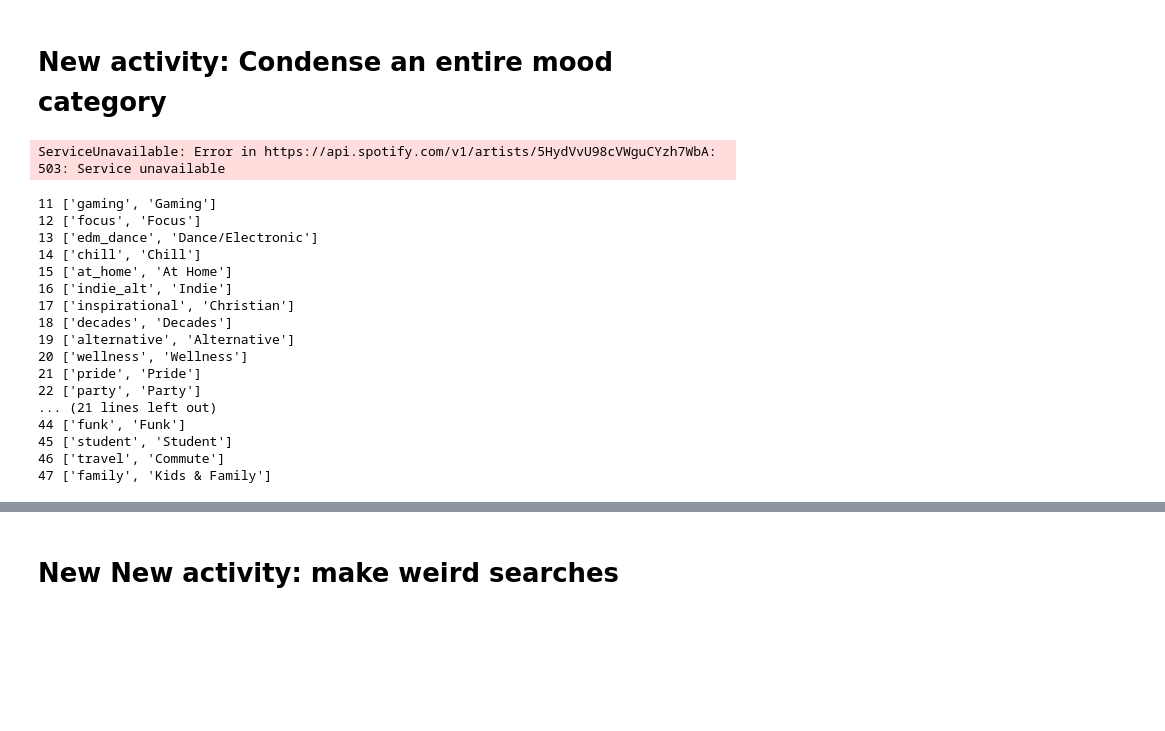
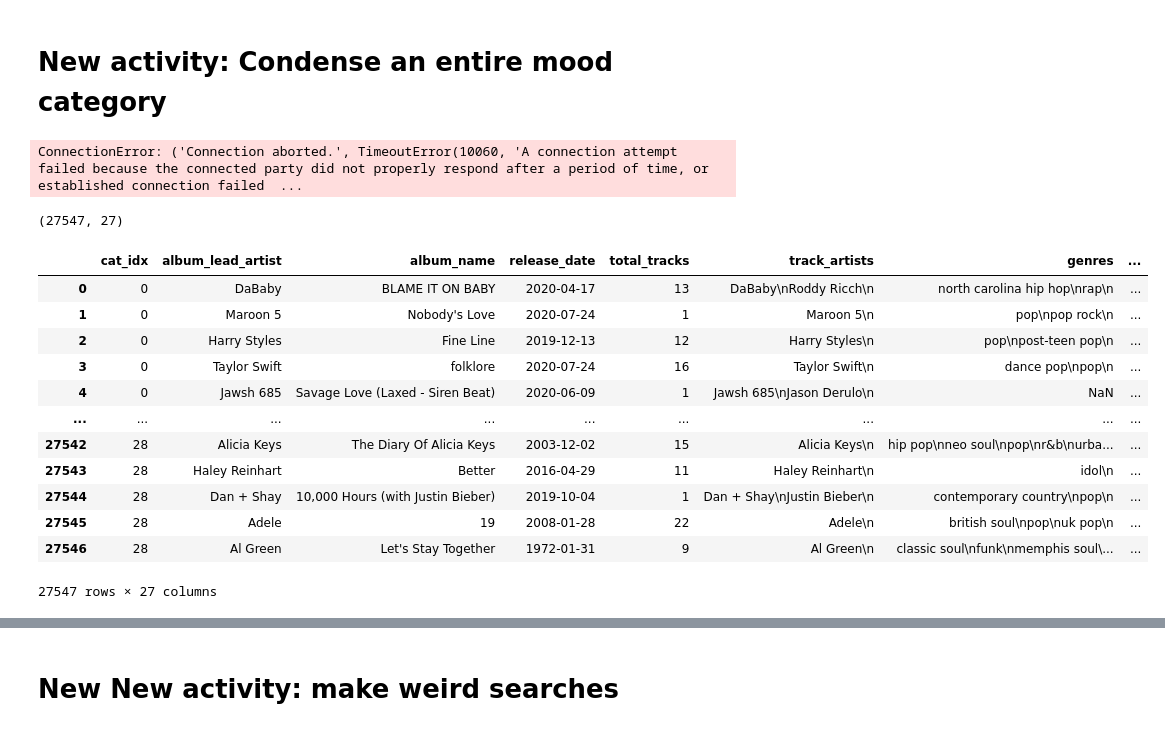
Before and after one commit to bw-project-name/data-science, a Jupyter notebook: ExploringTekore.ipynb, the cells around one changed output, grey strips where cells are left out. Cells and saved outputs as stored; diff of their text form; code cells hidden in the pictures; blank space fills up the shorter version.

Commit message:
27000 songs, 29 categories

```diff
--- a/ExploringTekore.ipynb
+++ b/ExploringTekore.ipynb
@@ -53,7 +53,7 @@ spotify_ch = tk.Spotify(app_token,chunked_on=True)
 # %%
 all_cats_current = spotify.categories(limit=50)
 for cat in all_cats_current.items:
-    print(cat.name)
+    print(cat.name, cat.id)
 # These are all 48 categories
 # Thing I just realized: the order of these shifts depending on the time you retrieve them
 # we're fixing this by hard-coding a master list of name, cat_id pairings so that the labels don't change during training
@@ -76,7 +76,6 @@ all_cats_master =  [['toplists', 'Top Lists'],
                     ['indie_alt', 'Indie'],
                     ['inspirational', 'Christian'],
                     ['decades', 'Decades'],
-                    ['alternative', 'Alternative'],
                     ['wellness', 'Wellness'],
                     ['pride', 'Pride'],
                     ['party', 'Party'],
@@ -90,19 +89,21 @@ all_cats_master =  [['toplists', 'Top Lists'],
                     ['kpop', 'K-Pop'],
                     ['punk', 'Punk'],
                     ['regionalmexican', 'Regional Mexican'],
-                    ['sessions', 'Spotify Singles'],
-                    ['popculture', 'Pop culture'],
                     ['arab', 'Arab'],
                     ['desi', 'Desi'],
-                    ['anime', 'Anime'],
-                    ['thirdparty', 'Tastemakers'],
                     ['afro', 'Afro'],
-                    ['comedy_v2_podcast', 'Comedy'],
                     ['metal', 'Metal'],
                     ['reggae', 'Reggae'],
                     ['blues', 'Blues'],
                     ['funk', 'Funk'],
-                    ['student', 'Student'],
                     ['travel', 'Commute'],
                     ['family', 'Kids & Family']]
+# Black History Is Now doesn't exist
+# Alternative doesn't exist
+# Spotify Singles doesn't exist
+# Pop culture doesn't exist
+# Anime doesn't exist
+# Tastemakers doesn't exist
+# Comedy doesn't exist
+# Student doesn't exist
 # %% [output]
@@ -239,16 +245,16 @@ def audio_data(full_playlist_track): # don't use this
 #[df_colnames, *[basic_track_data(track)+ audio_data(track)]]
 # %%
 #training_songs = pd.DataFrame([], columns=df_colnames)
-training_songs = pd.read_csv('training_data.csv') #Use this loading if adding to existing version of training_songs
+#training_songs = pd.read_csv('training_data.csv') #Use this loading if adding to existing version of training_songs
 sleep_min = 2
 sleep_max = 5
 start_time = time.time()
 request_count = 0
-#spotify = tk.Spotify(chunked_on=True)
+starting_idx = 21
 with spotify_ch.chunked():
     # Loop thru categories here
-    for i,cat in tqdm(enumerate(all_cats_master[11:]), desc='categories', leave=False):#currently picking up from index 11
-        i=i+11
+    for i,cat in tqdm(enumerate(all_cats_master[starting_idx:]), desc='categories', leave=False):#currently picking up from index 14
+        i=i+starting_idx
         # Loop thru playlists/subcategories here
         cat_playlists = spotify.category_playlists(cat[0],limit=10)
         cat_playlist_total = min(10, cat_playlists.total)
@@ -280,28 +286,22 @@ with spotify_ch.chunked():
                 features_data = [cat_playlist_tracks_feat[j].__dict__[fcol] for fcol in feature_cols]
                 training_songs = training_songs.append(dict(zip(df_colnames,[i]+basic_track_data(track)+features_data)), ignore_index=True)
 # %% [output]
-ServiceUnavailable: Error in https://api.spotify.com/v1/artists/5HydVvU98cVWguCYzh7WbA:
-503: Service unavailable
+ConnectionError: ('Connection aborted.', TimeoutError(10060, 'A connection attempt failed because the connected party did not properly respond after a period of time, or established connection failed  ...
-# %%
-training_songs.shape
-training_songs['cat_idx'].max()
-# for i,cat in enumerate(all_cats_master[11:]):
-#     print(i+11,cat)
-# %% [output]
-11 ['gaming', 'Gaming']
-12 ['focus', 'Focus']
-13 ['edm_dance', 'Dance/Electronic']
-14 ['chill', 'Chill']
-15 ['at_home', 'At Home']
-16 ['indie_alt', 'Indie']
-17 ['inspirational', 'Christian']
-18 ['decades', 'Decades']
-19 ['alternative', 'Alternative']
-20 ['wellness', 'Wellness']
-21 ['pride', 'Pride']
-22 ['party', 'Party']
-... (21 lines left out)
-44 ['funk', 'Funk']
-45 ['student', 'Student']
-46 ['travel', 'Commute']
-47 ['family', 'Kids & Family']
+# %%
+print(training_songs.shape)
+training_songs
+# %% [output]
+(27547, 27)
+|  | cat_idx | album_lead_artist | album_name | release_date | total_tracks | track_artists | genres | ... |
+| 0 | 0 | DaBaby | BLAME IT ON BABY | 2020-04-17 | 13 | DaBaby\nRoddy Ricch\n | north carolina hip hop\nrap\n | ... |
+| 1 | 0 | Maroon 5 | Nobody's Love | 2020-07-24 | 1 | Maroon 5\n | pop\npop rock\n | ... |
+| 2 | 0 | Harry Styles | Fine Line | 2019-12-13 | 12 | Harry Styles\n | pop\npost-teen pop\n | ... |
+| 3 | 0 | Taylor Swift | folklore | 2020-07-24 | 16 | Taylor Swift\n | dance pop\npop\n | ... |
+| 4 | 0 | Jawsh 685 | Savage Love (Laxed - Siren Beat) | 2020-06-09 | 1 | Jawsh 685\nJason Derulo\n | NaN | ... |
+| ... | ... | ... | ... | ... | ... | ... | ... | ... |
+| 27542 | 28 | Alicia Keys | The Diary Of Alicia Keys | 2003-12-02 | 15 | Alicia Keys\n | hip pop\nneo soul\npop\nr&b\nurba... | ... |
+| 27543 | 28 | Haley Reinhart | Better | 2016-04-29 | 11 | Haley Reinhart\n | idol\n | ... |
+| 27544 | 28 | Dan + Shay | 10,000 Hours (with Justin Bieber) | 2019-10-04 | 1 | Dan + Shay\nJustin Bieber\n | contemporary country\npop\n | ... |
+| 27545 | 28 | Adele | 19 | 2008-01-28 | 22 | Adele\n | british soul\npop\nuk pop\n | ... |
+| 27546 | 28 | Al Green | Let's Stay Together | 1972-01-31 | 9 | Al Green\n | classic soul\nfunk\nmemphis soul\... | ... |
+27547 rows × 27 columns
```
Also changed, not shown: parts of 5 cells of this notebook, 1 other file.
